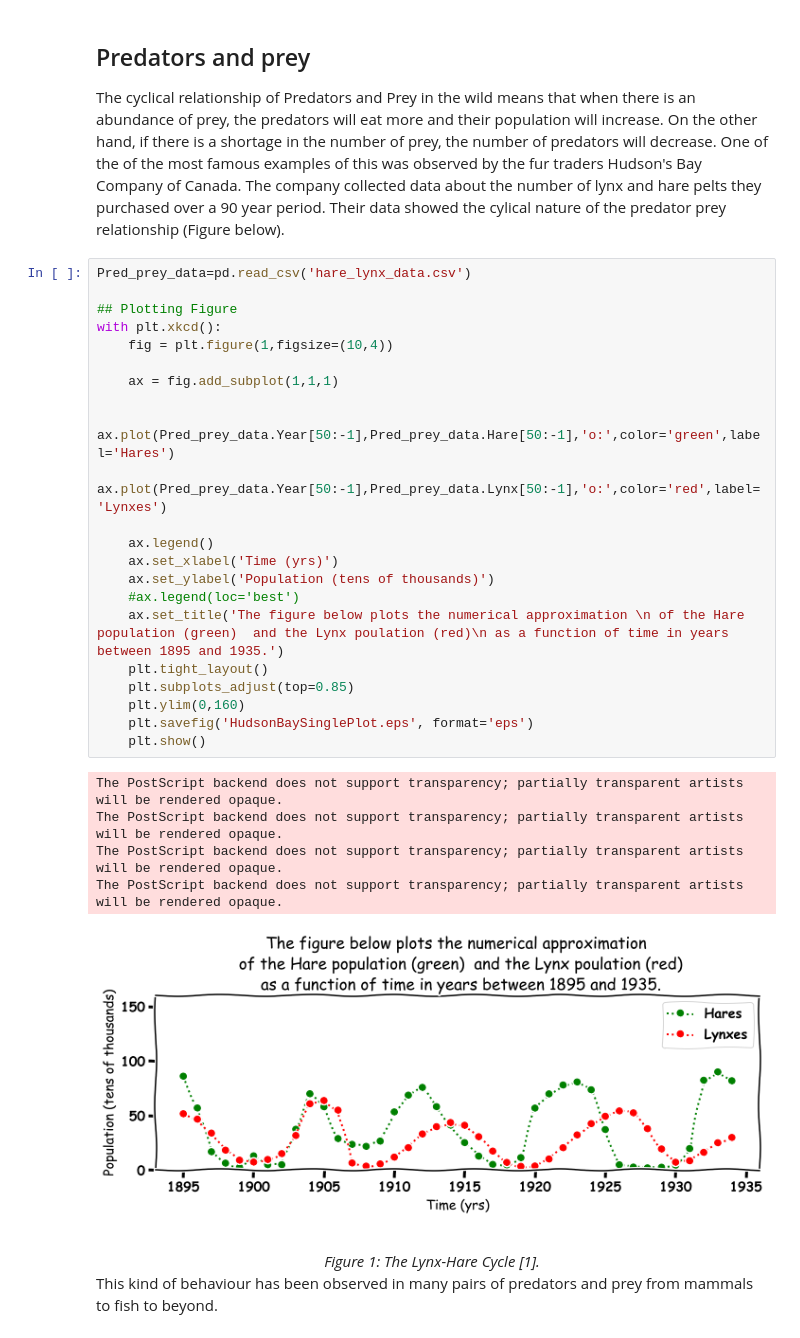
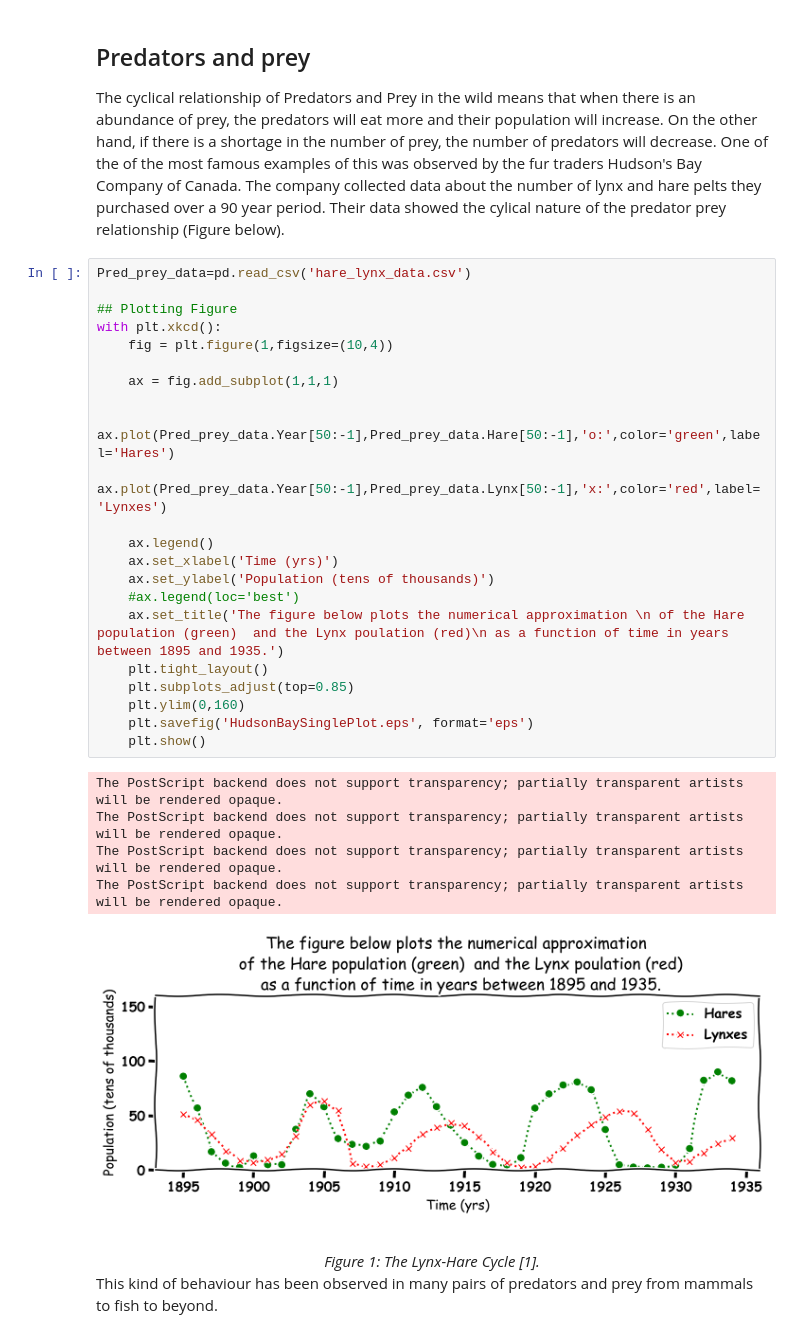
Before and after one commit to john-s-butler-dit/Predator-Prey-for-Young-Minds, a Jupyter notebook: Snow Hares and Lynxes Frontiers for Young Minds.ipynb, the cells around one changed output. Saved outputs shown, nothing was run; the diff lists cells and outputs as text.

```diff
--- a/Snow Hares and Lynxes Frontiers for Young Minds.ipynb
+++ b/Snow Hares and Lynxes Frontiers for Young Minds.ipynb
@@ -24,31 +24,31 @@ The cyclical relationship of Predators and Prey in the wild  means that when the
 # %%
 Pred_prey_data=pd.read_csv('hare_lynx_data.csv')
 
 ## Plotting Figure
 with plt.xkcd():
     fig = plt.figure(1,figsize=(10,4))
 
     ax = fig.add_subplot(1,1,1)
 
     ax.plot(Pred_prey_data.Year[50:-1],Pred_prey_data.Hare[50:-1],'o:',color='green',label='Hares')
-    ax.plot(Pred_prey_data.Year[50:-1],Pred_prey_data.Lynx[50:-1],'o:',color='red',label='Lynxes')
+    ax.plot(Pred_prey_data.Year[50:-1],Pred_prey_data.Lynx[50:-1],'x:',color='red',label='Lynxes')
 
     ax.legend()
     ax.set_xlabel('Time (yrs)')
     ax.set_ylabel('Population (tens of thousands)')
     #ax.legend(loc='best')
     ax.set_title('The figure below plots the numerical approximation \n of the Hare population (green)  and the Lynx poulation (red)\n as a function of time in years between 1895 and 1935.')
     plt.tight_layout()
     plt.subplots_adjust(top=0.85)
     plt.ylim(0,160)
     plt.savefig('HudsonBaySinglePlot.eps', format='eps')
     plt.show()
 # %% [output]
 The PostScript backend does not support transparency; partially transparent artists will be rendered opaque.
 The PostScript backend does not support transparency; partially transparent artists will be rendered opaque.
 The PostScript backend does not support transparency; partially transparent artists will be rendered opaque.
 The PostScript backend does not support transparency; partially transparent artists will be rendered opaque.
-[figure, old version]
+[figure, new version]
 # %% [markdown]
 <em><center> Figure 1: The Lynx-Hare Cycle  [1]. </center></em>
 This kind of behaviour has been observed in many pairs of predators and prey from mammals to fish to beyond.
```
Also changed, not shown: parts of 7 cells of this notebook, 15 other files.
